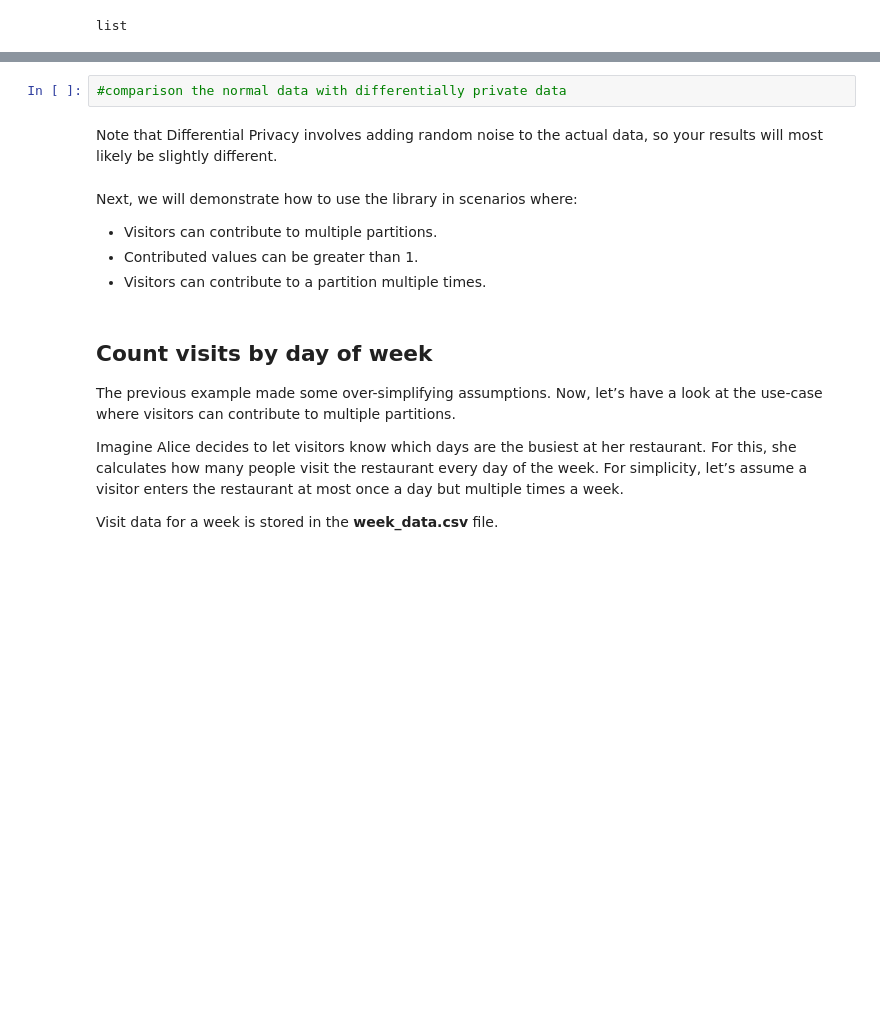
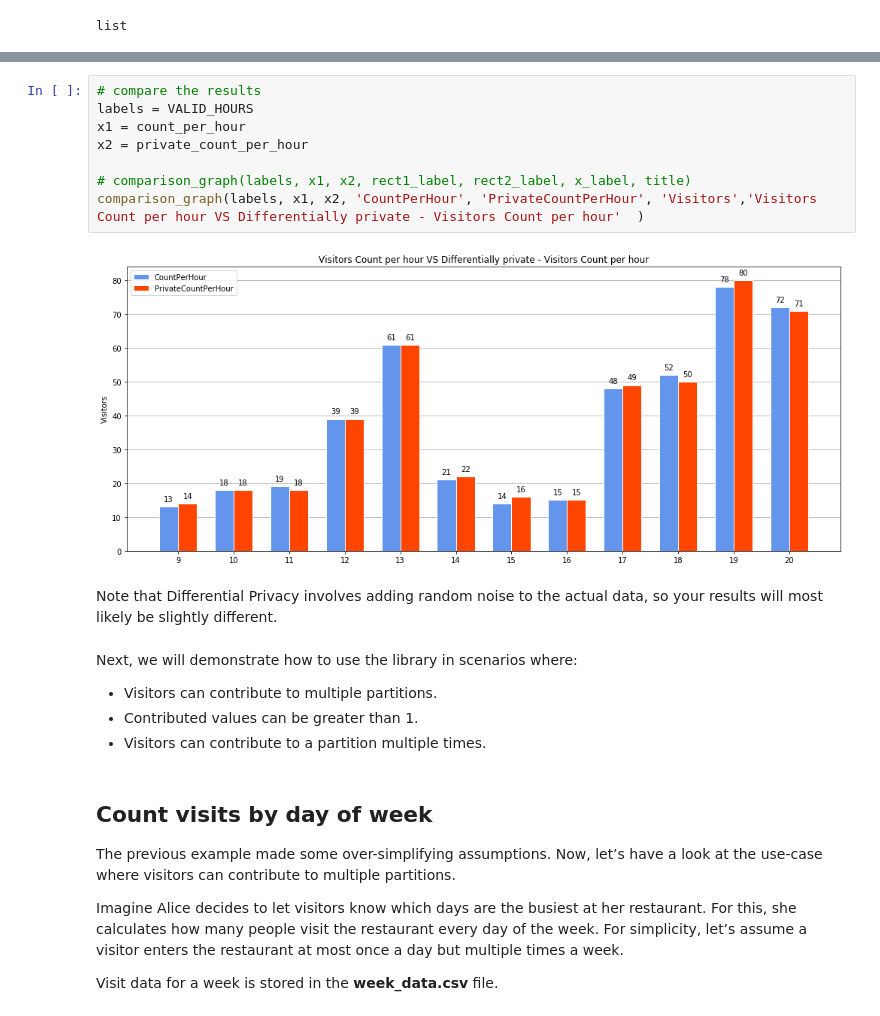
Before and after one commit to shaistha24/demo, a Jupyter notebook: PYDP_demo/restaurant_demo.ipynb, the cells around one changed output, grey strips where cells are left out. Drawn from its saved outputs; the diff is of its cells as text; blank space fills up the shorter version.

```diff
--- a/PYDP_demo/restaurant_demo.ipynb
+++ b/PYDP_demo/restaurant_demo.ipynb
@@ -216,9 +280,17 @@ The image below illustrates the results. The blue (left) bars represent the coun
-# %%
-#comparison the normal data with differentially private data
+# %%
+# compare the results
+labels = VALID_HOURS
+x1 = count_per_hour
+x2 = private_count_per_hour
+
+# comparison_graph(labels, x1, x2, rect1_label, rect2_label, x_label, title)
+comparison_graph(labels, x1, x2, 'CountPerHour', 'PrivateCountPerHour', 'Visitors','Visitors Count per hour VS Differentially private - Visitors Count per hour'  )
+# %% [output]
+[figure, added]
 # %% [markdown]
 Note that Differential Privacy involves adding random noise to the actual data, so your results will most likely be slightly different.
 # %% [markdown]
-Next, we will demonstrate how to use the library in scenarios where:
+ Next, we will demonstrate how to use the library in scenarios where:
 
 - Visitors can contribute to multiple partitions.
 - Contributed values can be greater than 1.
```
Also changed, not shown: parts of 81 cells of this notebook.
